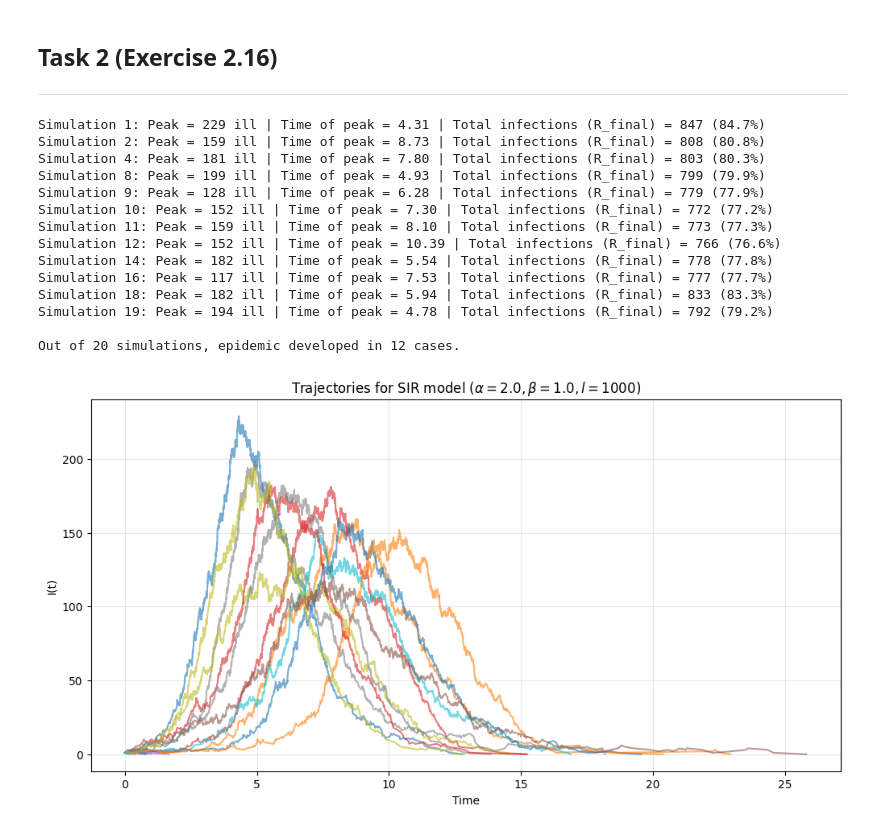
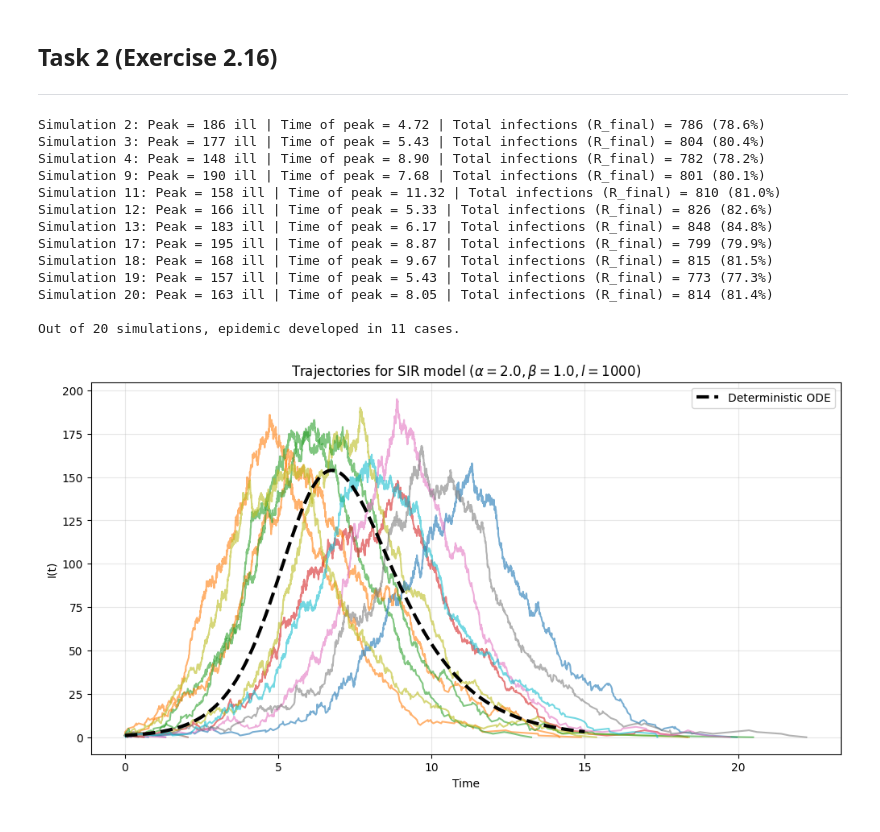
Before and after one commit to MichalSlowakiewicz/Stochastic-Simulations, a Jupyter notebook: Epidemia_2_15__2_16.ipynb, the cells around one changed output. Drawn from its saved outputs; the diff is of its cells as text; code cells hidden in the pictures.

```diff
--- a/Epidemia_2_15__2_16.ipynb
+++ b/Epidemia_2_15__2_16.ipynb
@@ -171,44 +171,67 @@ l = 1000
 num_simulations = 20
 
 plt.figure(figsize=(12, 6))
 
 
 epidemics_count = 0
 
 for i in range(num_simulations):
     t, S, I, R = gillespie_sir(alpha, beta, l)
 
     plt.plot(t, I, alpha=0.6, linewidth=1.5)
 
     # Gathering statistics only for cases when epidemic developed
     # We assume that epidemic developed if over 5% of population was ill at any point
     max_I = np.max(I)
     if max_I > l * 0.05:
         epidemics_count += 1
         t_peak = t[np.argmax(I)]
         R_final = R[-1]
         print(f"Simulation {i+1}: Peak = {max_I} ill | Time of peak = {t_peak:.2f} | Total infections (R_final) = {R_final} ({R_final/l*100:.1f}%)")
 
 print(f"\nOut of {num_simulations} simulations, epidemic developed in {epidemics_count} cases.")
 
 plt.title(f'Trajectories for SIR model ($\\alpha={alpha}, \\beta={beta}, l={l}$)')
 plt.xlabel('Time')
 plt.ylabel('I(t)')
 plt.grid(True, alpha=0.3)
+
+from scipy.integrate import odeint
+
+# defining the system of equations
+def sir_ode(y, t, alpha, beta, l):
+    S, I, R = y
+    dSdt = -alpha * (S / l) * I
+    dIdt = alpha * (S / l) * I - beta * I
+    dRdt = beta * I
+    return [dSdt, dIdt, dRdt]
+
+# initial condition
+y0 = [l - 1, 1, 0]
+
+t_ode = np.linspace(0, 15, 1000)
+
+# solving equations
+# odeint returns matrix with S(t), I(t), R(t) columns
+solution = odeint(sir_ode, y0, t_ode, args=(alpha, beta, l))
+I_ode = solution[:, 1]
+
+# plotting the deterministic ODE
+plt.plot(t_ode, I_ode, color='black', linewidth=3, linestyle='--', label='Deterministic ODE')
+plt.legend()
 plt.show()
 # %% [output]
-Simulation 1: Peak = 229 ill | Time of peak = 4.31 | Total infections (R_final) = 847 (84.7%)
-Simulation 2: Peak = 159 ill | Time of peak = 8.73 | Total infections (R_final) = 808 (80.8%)
-Simulation 4: Peak = 181 ill | Time of peak = 7.80 | Total infections (R_final) = 803 (80.3%)
-Simulation 8: Peak = 199 ill | Time of peak = 4.93 | Total infections (R_final) = 799 (79.9%)
-Simulation 9: Peak = 128 ill | Time of peak = 6.28 | Total infections (R_final) = 779 (77.9%)
-Simulation 10: Peak = 152 ill | Time of peak = 7.30 | Total infections (R_final) = 772 (77.2%)
-Simulation 11: Peak = 159 ill | Time of peak = 8.10 | Total infections (R_final) = 773 (77.3%)
-Simulation 12: Peak = 152 ill | Time of peak = 10.39 | Total infections (R_final) = 766 (76.6%)
-Simulation 14: Peak = 182 ill | Time of peak = 5.54 | Total infections (R_final) = 778 (77.8%)
-Simulation 16: Peak = 117 ill | Time of peak = 7.53 | Total infections (R_final) = 777 (77.7%)
-Simulation 18: Peak = 182 ill | Time of peak = 5.94 | Total infections (R_final) = 833 (83.3%)
-Simulation 19: Peak = 194 ill | Time of peak = 4.78 | Total infections (R_final) = 792 (79.2%)
+Simulation 2: Peak = 186 ill | Time of peak = 4.72 | Total infections (R_final) = 786 (78.6%)
+Simulation 3: Peak = 177 ill | Time of peak = 5.43 | Total infections (R_final) = 804 (80.4%)
+Simulation 4: Peak = 148 ill | Time of peak = 8.90 | Total infections (R_final) = 782 (78.2%)
+Simulation 9: Peak = 190 ill | Time of peak = 7.68 | Total infections (R_final) = 801 (80.1%)
+Simulation 11: Peak = 158 ill | Time of peak = 11.32 | Total infections (R_final) = 810 (81.0%)
+Simulation 12: Peak = 166 ill | Time of peak = 5.33 | Total infections (R_final) = 826 (82.6%)
+Simulation 13: Peak = 183 ill | Time of peak = 6.17 | Total infections (R_final) = 848 (84.8%)
+Simulation 17: Peak = 195 ill | Time of peak = 8.87 | Total infections (R_final) = 799 (79.9%)
+Simulation 18: Peak = 168 ill | Time of peak = 9.67 | Total infections (R_final) = 815 (81.5%)
+Simulation 19: Peak = 157 ill | Time of peak = 5.43 | Total infections (R_final) = 773 (77.3%)
+Simulation 20: Peak = 163 ill | Time of peak = 8.05 | Total infections (R_final) = 814 (81.4%)
 
-Out of 20 simulations, epidemic developed in 12 cases.
+Out of 20 simulations, epidemic developed in 11 cases.
-[figure, old version]
+[figure, new version]
```
Also changed, not shown: parts of 1 cell of this notebook.
